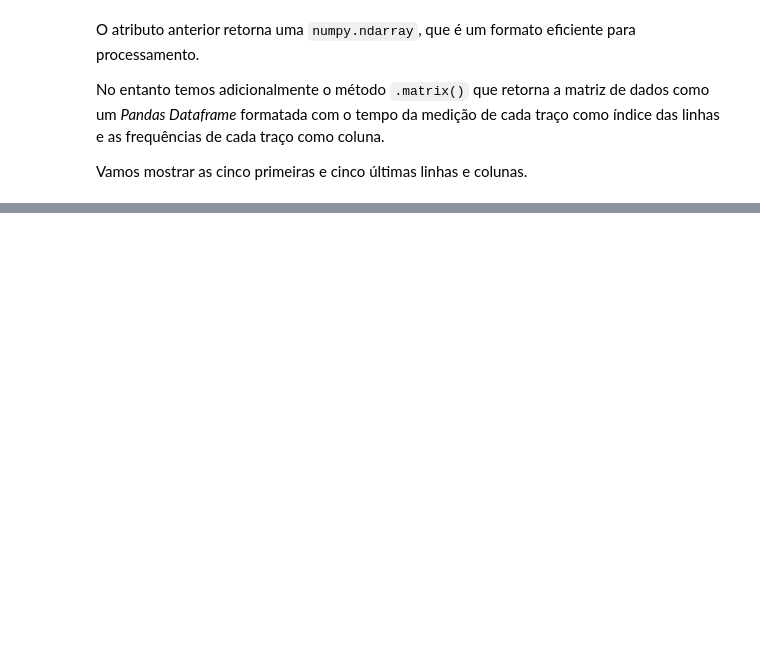
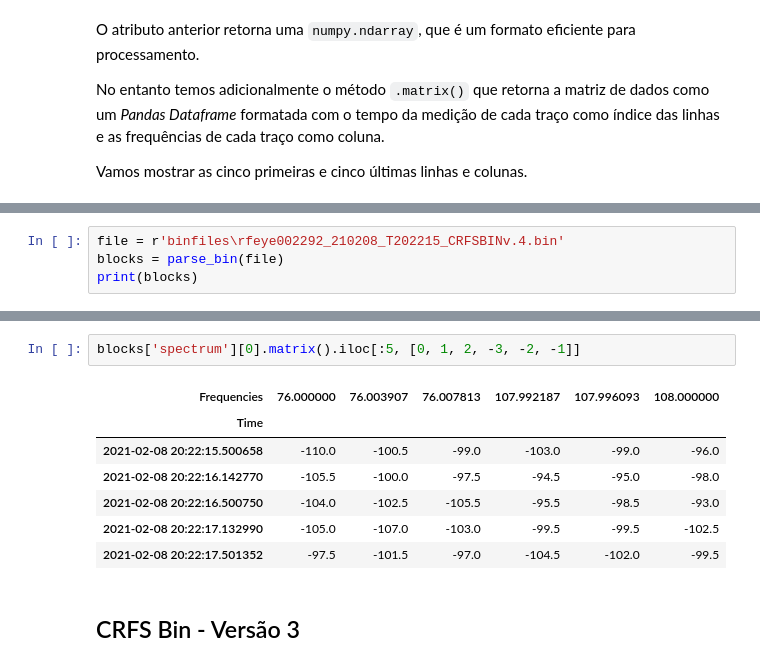
Before and after one commit to ronaldokun/rfpye, a Jupyter notebook: nbs/index.ipynb, the cells around one changed output, grey strips where cells are left out. Cells and saved outputs as stored; diff of their text form; blank space fills up the shorter version.

```diff
--- a/nbs/index.ipynb
+++ b/nbs/index.ipynb
@@ -226,0 +278,4 @@ fluxo.matrix().iloc[-5:, -5:]
+# %%
+file = r'binfiles\rfeye002292_210208_T202215_CRFSBINv.4.bin'
+blocks = parse_bin(file)
+print(blocks)
@@ -226,0 +300,12 @@ fluxo.matrix().iloc[-5:, -5:]
+# %%
+blocks['spectrum'][0].matrix().iloc[:5, [0, 1, 2, -3, -2, -1]]
+# %% [output]
+| Frequencies | 76.000000 | 76.003907 | 76.007813 | 107.992187 | 107.996093 | 108.000000 |
+| Time |  |  |  |  |  |  |
+| 2021-02-08 20:22:15.500658 | -110.0 | -100.5 | -99.0 | -103.0 | -99.0 | -96.0 |
+| 2021-02-08 20:22:16.142770 | -105.5 | -100.0 | -97.5 | -94.5 | -95.0 | -98.0 |
+| 2021-02-08 20:22:16.500750 | -104.0 | -102.5 | -105.5 | -95.5 | -98.5 | -93.0 |
+| 2021-02-08 20:22:17.132990 | -105.0 | -107.0 | -103.0 | -99.5 | -99.5 | -102.5 |
+| 2021-02-08 20:22:17.501352 | -97.5 | -101.5 | -97.0 | -104.5 | -102.0 | -99.5 |
+# %% [markdown]
+## CRFS Bin - Versão 3
```
Also changed, not shown: parts of 25 cells of this notebook, 6 other files.
